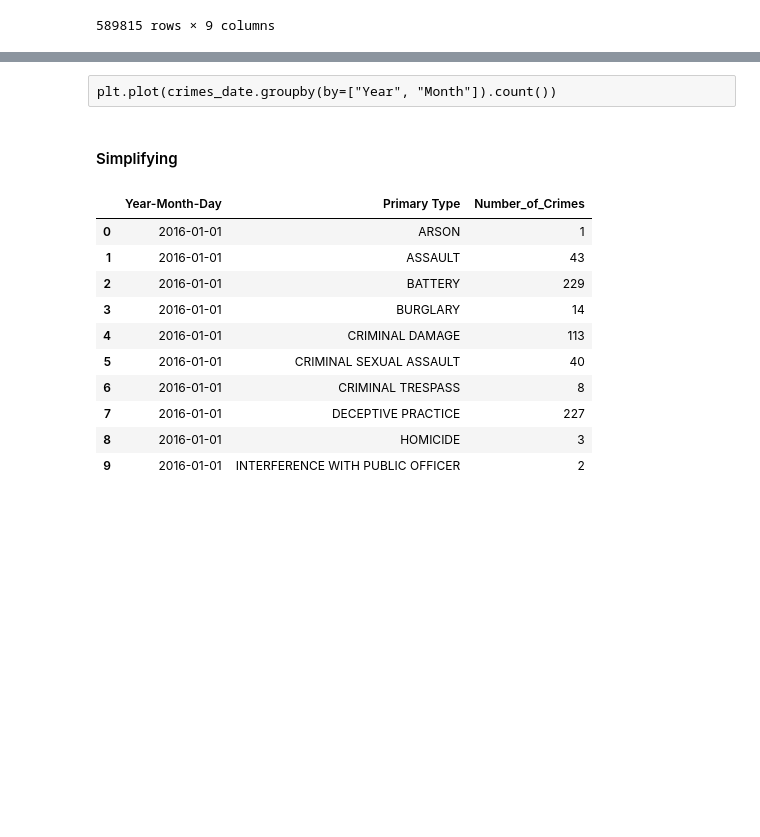
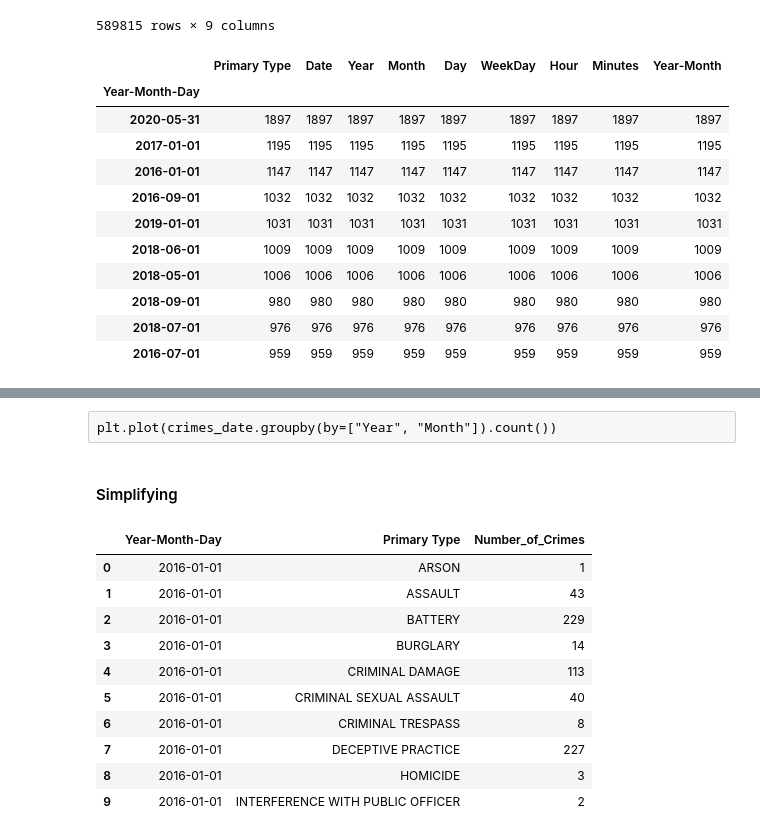
Before and after one commit to leo-cavalcante/crimes-in-chicago, a Jupyter notebook: Time Analysis.ipynb, the cells around one changed output, grey strips where cells are left out. Cells and saved outputs as stored; diff of their text form; code cells hidden in the pictures; blank space fills up the shorter version.

```diff
--- a/Time Analysis.ipynb
+++ b/Time Analysis.ipynb
@@ -375,6 +375,22 @@ terrible_days
 | 2020-12-31 23:51:00 | 1 | 1 | 1 | 1 | 1 | 1 | 1 | 1 | 1 |
 | 2020-12-31 23:59:00 | 1 | 1 | 1 | 1 | 1 | 1 | 1 | 1 | 1 |
 589815 rows × 9 columns
+# %%
+terrible_days = crimes_date.groupby("Year-Month-Day").count().sort_values("Primary Type",ascending=False)
+terrible_days.head(10)
+# %% [output]
+|  | Primary Type | Date | Year | Month | Day | WeekDay | Hour | Minutes | Year-Month |
+| Year-Month-Day |  |  |  |  |  |  |  |  |  |
+| 2020-05-31 | 1897 | 1897 | 1897 | 1897 | 1897 | 1897 | 1897 | 1897 | 1897 |
+| 2017-01-01 | 1195 | 1195 | 1195 | 1195 | 1195 | 1195 | 1195 | 1195 | 1195 |
+| 2016-01-01 | 1147 | 1147 | 1147 | 1147 | 1147 | 1147 | 1147 | 1147 | 1147 |
+| 2016-09-01 | 1032 | 1032 | 1032 | 1032 | 1032 | 1032 | 1032 | 1032 | 1032 |
+| 2019-01-01 | 1031 | 1031 | 1031 | 1031 | 1031 | 1031 | 1031 | 1031 | 1031 |
+| 2018-06-01 | 1009 | 1009 | 1009 | 1009 | 1009 | 1009 | 1009 | 1009 | 1009 |
+| 2018-05-01 | 1006 | 1006 | 1006 | 1006 | 1006 | 1006 | 1006 | 1006 | 1006 |
+| 2018-09-01 | 980 | 980 | 980 | 980 | 980 | 980 | 980 | 980 | 980 |
+| 2018-07-01 | 976 | 976 | 976 | 976 | 976 | 976 | 976 | 976 | 976 |
+| 2016-07-01 | 959 | 959 | 959 | 959 | 959 | 959 | 959 | 959 | 959 |
 # %%
 terrible_days.sort_values("Primary Type", ascending=False).head(10)
 # %% [output]
```
Also changed, not shown: parts of 21 cells of this notebook, 3 other files.
